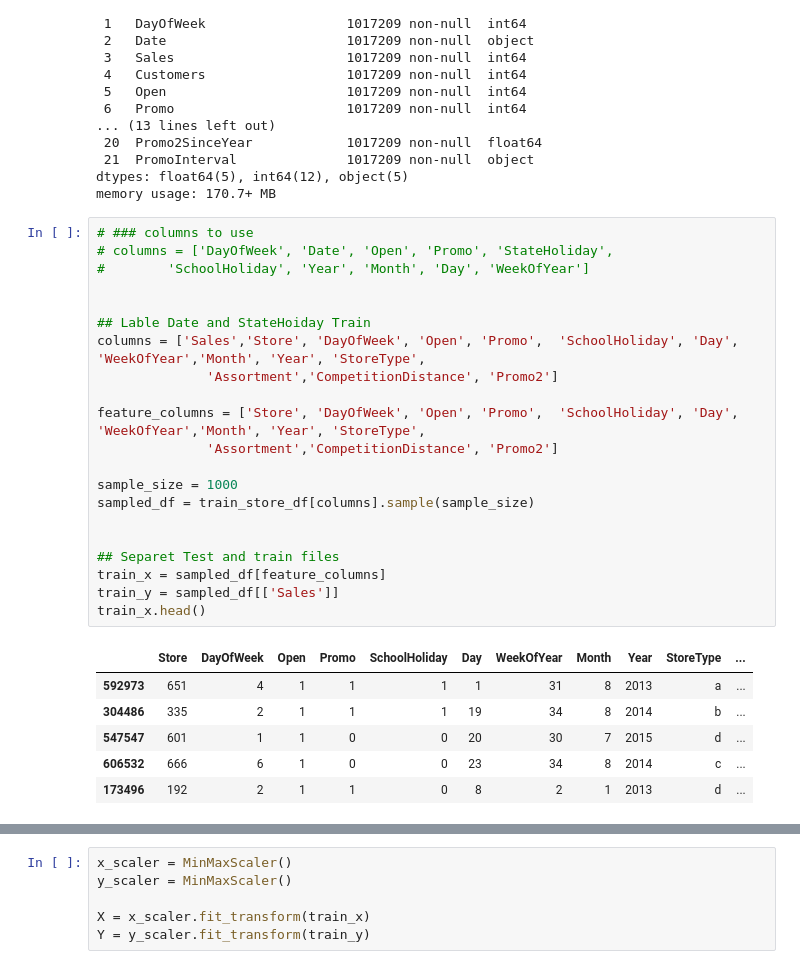
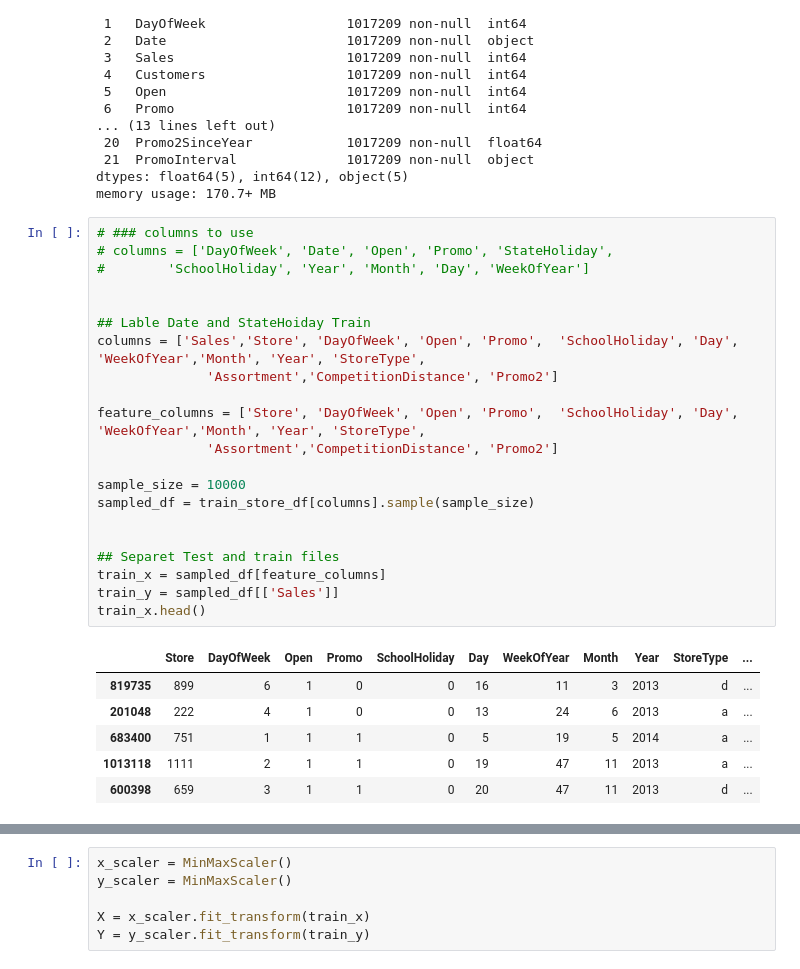
Before and after one commit to NatnaelSisay/Rossmann-Pharmaceuticals-Sales-Prediction, a Jupyter notebook: notebooks/Predict store sales.ipynb, the cells around one changed output, grey strips where cells are left out. Cells and saved outputs as stored; diff of their text form.

```diff
--- a/notebooks/Predict store sales.ipynb
+++ b/notebooks/Predict store sales.ipynb
@@ -60,31 +61,31 @@ memory usage: 170.7+ MB
 # %%
 # ### columns to use
 # columns = ['DayOfWeek', 'Date', 'Open', 'Promo', 'StateHoliday',
 #        'SchoolHoliday', 'Year', 'Month', 'Day', 'WeekOfYear']
 
 
 ## Lable Date and StateHoiday Train
 columns = ['Sales','Store', 'DayOfWeek', 'Open', 'Promo',  'SchoolHoliday', 'Day', 'WeekOfYear','Month', 'Year', 'StoreType',
               'Assortment','CompetitionDistance', 'Promo2']
 
 feature_columns = ['Store', 'DayOfWeek', 'Open', 'Promo',  'SchoolHoliday', 'Day', 'WeekOfYear','Month', 'Year', 'StoreType',
               'Assortment','CompetitionDistance', 'Promo2']
 
-sample_size = 1000
+sample_size = 10000
 sampled_df = train_store_df[columns].sample(sample_size)
 
 
 ## Separet Test and train files
 train_x = sampled_df[feature_columns]
 train_y = sampled_df[['Sales']]
 train_x.head()
 # %% [output]
 |  | Store | DayOfWeek | Open | Promo | SchoolHoliday | Day | WeekOfYear | Month | Year | StoreType | ... |
-| 592973 | 651 | 4 | 1 | 1 | 1 | 1 | 31 | 8 | 2013 | a | ... |
-| 304486 | 335 | 2 | 1 | 1 | 1 | 19 | 34 | 8 | 2014 | b | ... |
-| 547547 | 601 | 1 | 1 | 0 | 0 | 20 | 30 | 7 | 2015 | d | ... |
-| 606532 | 666 | 6 | 1 | 0 | 0 | 23 | 34 | 8 | 2014 | c | ... |
-| 173496 | 192 | 2 | 1 | 1 | 0 | 8 | 2 | 1 | 2013 | d | ... |
+| 819735 | 899 | 6 | 1 | 0 | 0 | 16 | 11 | 3 | 2013 | d | ... |
+| 201048 | 222 | 4 | 1 | 0 | 0 | 13 | 24 | 6 | 2013 | a | ... |
+| 683400 | 751 | 1 | 1 | 1 | 0 | 5 | 19 | 5 | 2014 | a | ... |
+| 1013118 | 1111 | 2 | 1 | 1 | 0 | 19 | 47 | 11 | 2013 | a | ... |
+| 600398 | 659 | 3 | 1 | 1 | 0 | 20 | 47 | 11 | 2013 | d | ... |
 # %%
 ### Label encoding
 lb = LabelEncoder()
```
Also changed, not shown: parts of 13 cells of this notebook, 3 other files.
